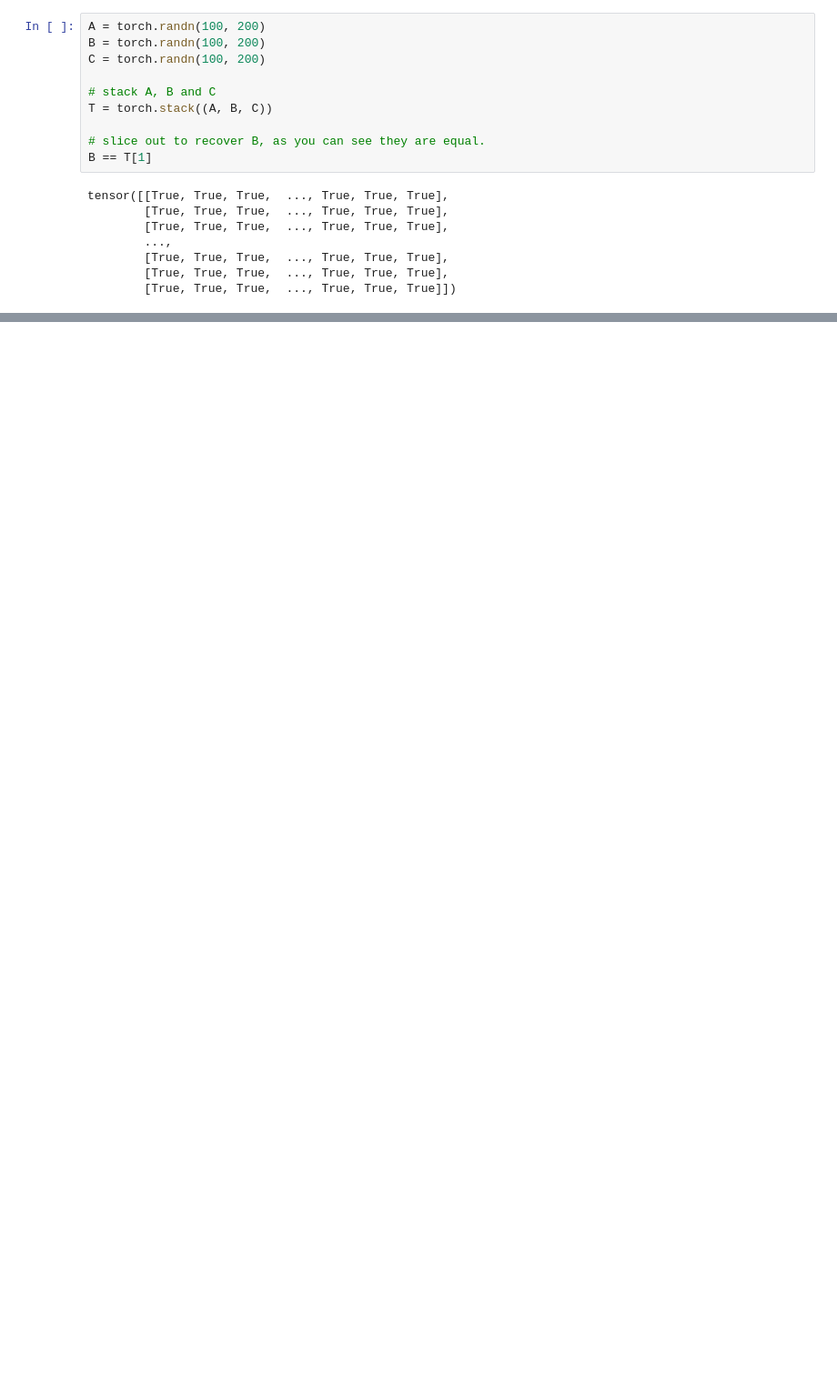
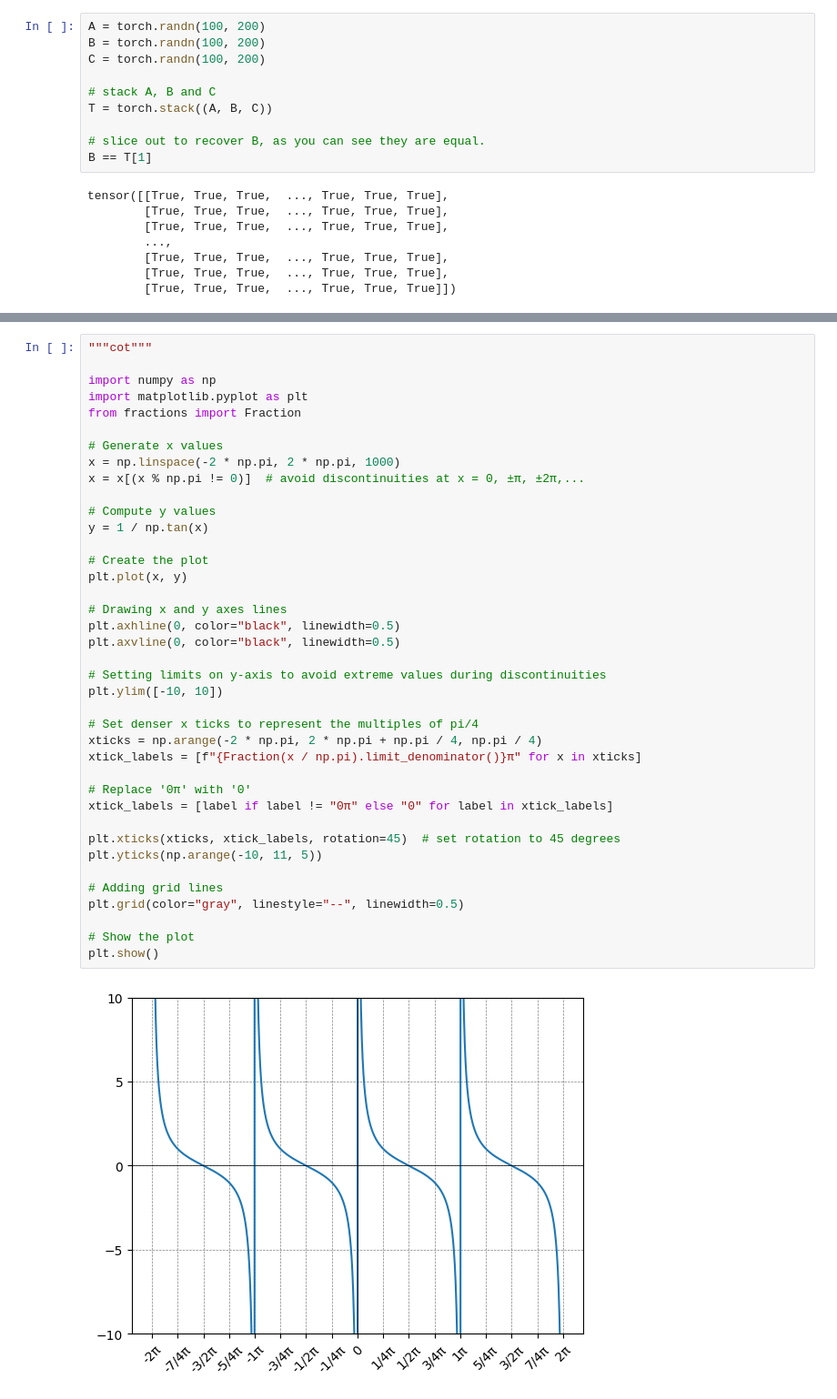
Before and after one commit to thomjiji/calculus, a Jupyter notebook: main.ipynb, the cells around one changed output, grey strips where cells are left out. Shown at 91% size. Cells and saved outputs as stored; diff of their text form; blank space fills up the shorter version.

```diff
--- a/main.ipynb
+++ b/main.ipynb
@@ -370,0 +518,41 @@ tensor([[True, True, True,  ..., True, True, True],
+# %%
+"""cot"""
+
+import numpy as np
+import matplotlib.pyplot as plt
+from fractions import Fraction
+
+# Generate x values
+x = np.linspace(-2 * np.pi, 2 * np.pi, 1000)
+x = x[(x % np.pi != 0)]  # avoid discontinuities at x = 0, ±π, ±2π,...
+
+# Compute y values
+y = 1 / np.tan(x)
+
+# Create the plot
+plt.plot(x, y)
+
+# Drawing x and y axes lines
+plt.axhline(0, color="black", linewidth=0.5)
+plt.axvline(0, color="black", linewidth=0.5)
+
+# Setting limits on y-axis to avoid extreme values during discontinuities
+plt.ylim([-10, 10])
+
+# Set denser x ticks to represent the multiples of pi/4
+xticks = np.arange(-2 * np.pi, 2 * np.pi + np.pi / 4, np.pi / 4)
+xtick_labels = [f"{Fraction(x / np.pi).limit_denominator()}π" for x in xticks]
+
+# Replace '0π' with '0'
+xtick_labels = [label if label != "0π" else "0" for label in xtick_labels]
+
+plt.xticks(xticks, xtick_labels, rotation=45)  # set rotation to 45 degrees
+plt.yticks(np.arange(-10, 11, 5))
+
+# Adding grid lines
+plt.grid(color="gray", linestyle="--", linewidth=0.5)
+
+# Show the plot
+plt.show()
+# %% [output]
+[figure, added]
```
Also changed, not shown: parts of 24 cells of this notebook, 3 other files.
